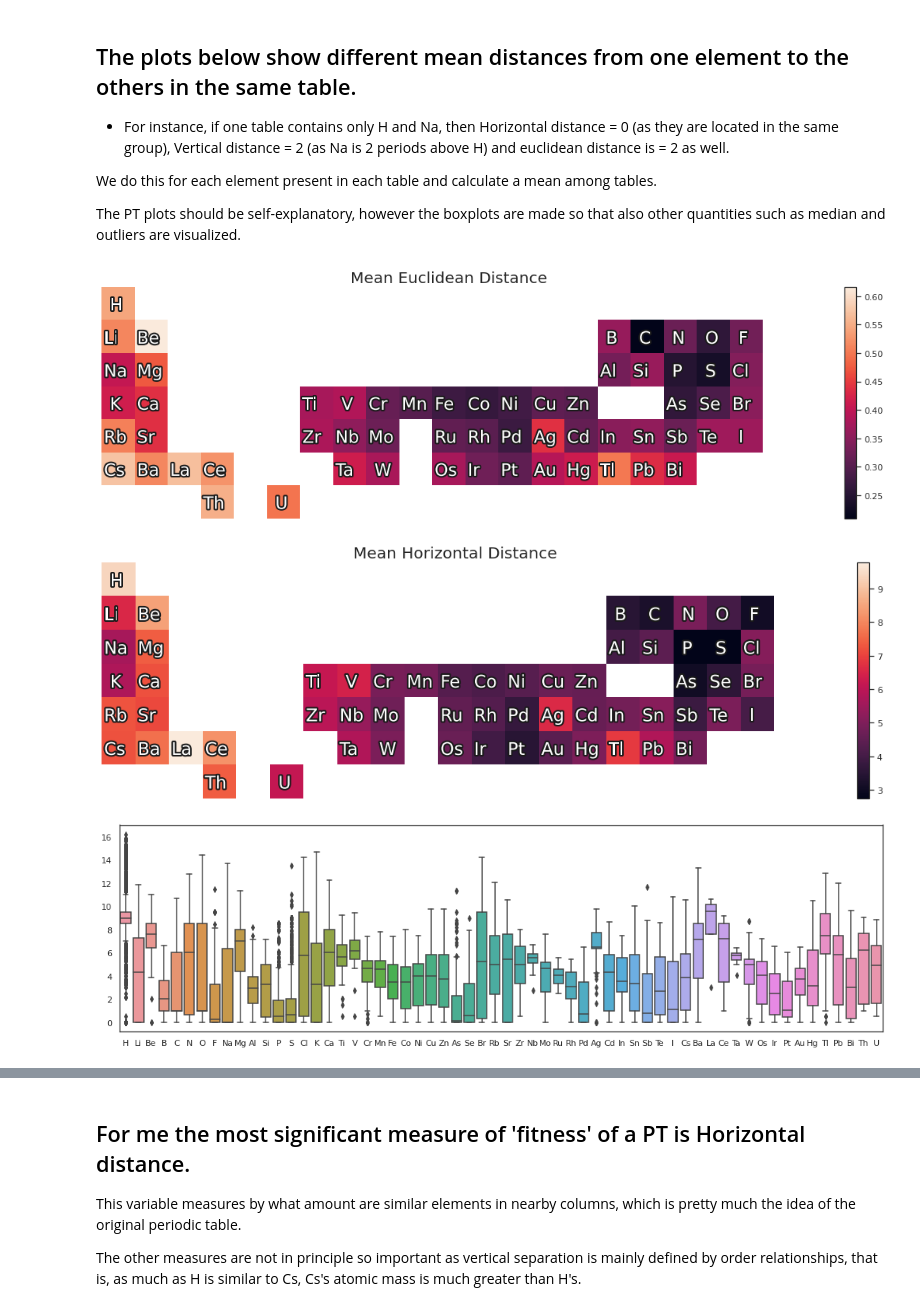
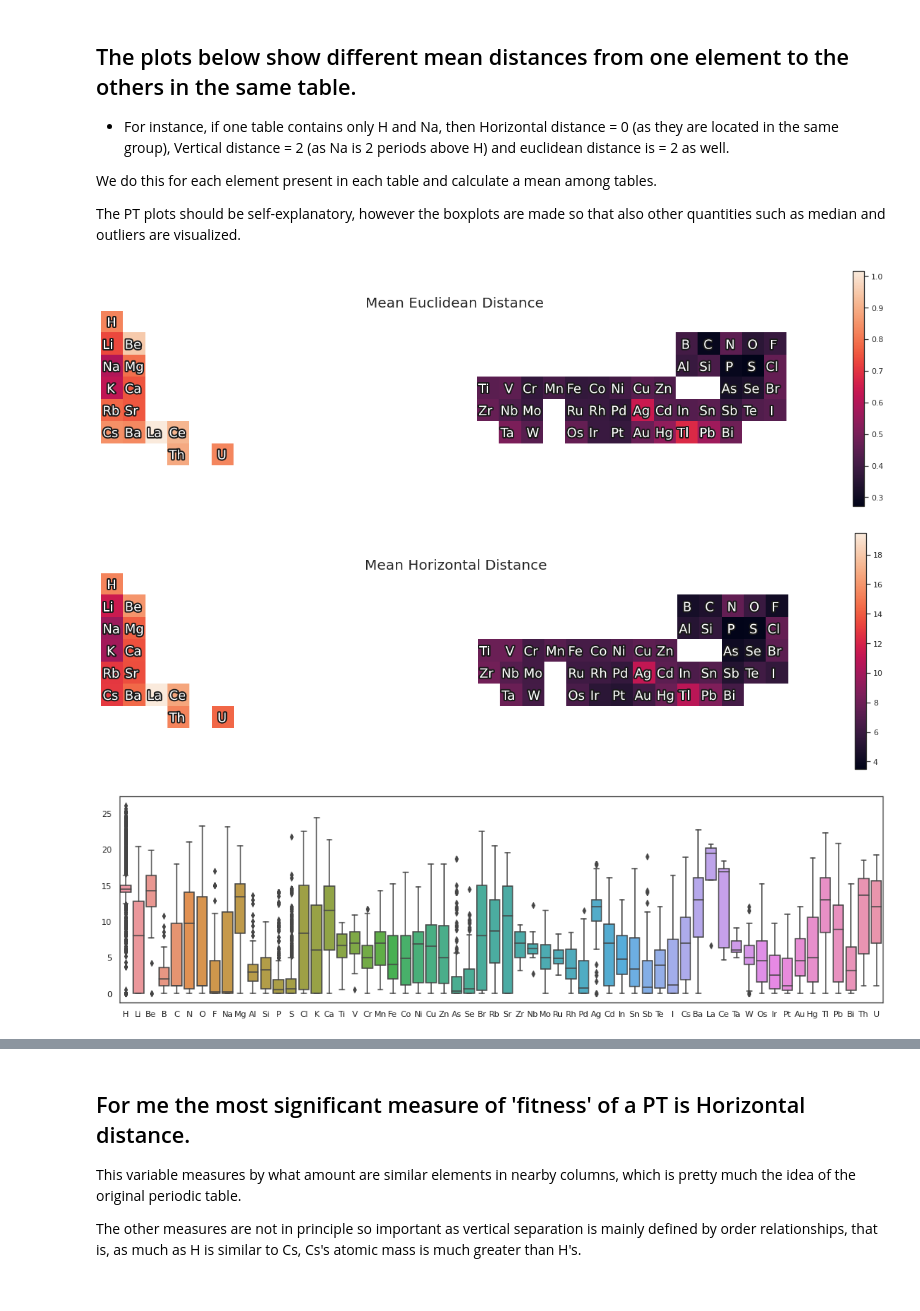
Before and after one commit to doncamilom/1868_SubstancesStudy, a Jupyter notebook: Notebooks/Analysis.ipynb, the cells around one changed output, grey strips where cells are left out. Cells and saved outputs as stored; diff of their text form; code cells hidden in the pictures.

```diff
--- a/Notebooks/Analysis.ipynb
+++ b/Notebooks/Analysis.ipynb
@@ -75,12 +96,12 @@ def getFormula(R,elemList):
 # %%
 # Let's select all compounds discovered before 1850 (that's everything with this toy dataset)
-t = (Year < 1850) & (Year > 0)*1
+t = (Tyr < 1850) & (Tyr > 0)*1
 
 N = 3
 fig = plt.figure(figsize=(15,1.4*N))
 for i in range(4*N):
     ax = fig.add_subplot(N,4,i+1)
-    ax.set_title(getFormula(r[i],elemList),fontsize=15)
+    ax.set_title(getFormula(Rs[i],elemList),fontsize=15)
     ax.imshow(t[i])
     ax.axis('off')
 plt.tight_layout()
@@ -248,12 +281,12 @@ plt.tight_layout()
 Cl3SiX
 [figure]
 # %%
-ra,ta = findRns_withConds(r,t, [('Cl',4)],True,1)
+ra,ta = findRns_withConds(Rs,Tids, 'Cl4',True,1)
 
 N = 1
 fig,ax = plt.subplots(figsize=(15,2))
 ax.set_title(getFormula(ra[0],elemList),fontsize=15)
-ax.imshow(ta[0])
+ax.imshow(ta[0]>0)
 ax.axis('off')
 
 putLabelsInTables(ta[0],ax)
@@ -264,32 +297,3 @@ plt.tight_layout()
 # %% [output]
 Cl4X
 [figure]
-# %%
-c1 = 6  # Remove from columns 6 to 17
-c2 = 17
-
-a1 = t[:,:,:c1]
-a2 = t[:,:,c2:]
-a = np.concatenate([a1,a2],axis=2)
-
-# Redefine PT to account for this change
-rTP = {}
-for i in TP.keys():
-    crds = TP[i]
-    # If column index is changed(after c1 all is changed), then substract diff to account for this
-    if crds[1] >= c2:  rTP[i] = (crds[0],crds[1] - (c2-c1))
-    # If element was removed (bc didn't exist) then don't add it to new PT
-    elif crds[1] >=c1: pass
-    else:              rTP[i] = crds
-
-N = 3
-fig = plt.figure(figsize=(15,1.4*N))
-for i in range(4*N):
-    ax = fig.add_subplot(N,4,i+1)
-    ax.set_title(getFormula(r[i],elemList))
-    ax.imshow(a[i])
-    putLabelsInTables(a[i],ax,fs=8,pt=rTP)
-    ax.axis('off')
-plt.tight_layout()
-
-#plt.savefig('/home/andres/Schreibtisch/GR/work/inf/tables.png',dpi=300,bbox_inches='tight')
@@ -341,7 +343,7 @@ def makeBoxPlot(dt,TP):
     sns.boxplot(data=dt,ax=ax)#,saturation=1,fliersize=4)
     plt.show()
 
-def makeTPPlot(dt,norm,title="Mean Euclidean Distance",save=False,elementLabels=False,fs=22):
+def makeTPPlot(dt,norm,title="Mean Euclidean Distance",save=False,elementLabels=False,fs=22,PT=rTP):
     with np.errstate(invalid='ignore'):
         dt = np.nan_to_num(dt*norm).sum(axis=0)/norm.sum(axis=0)
     fig,ax = plt.subplots(figsize=(18,5))
@@ -349,7 +351,7 @@ def makeTPPlot(dt,norm,title="Mean Euclidean Distance",save=False,elementLabels=
     mapable = ax.imshow(dt)
     fig.colorbar(mapable)
 
-    putLabelsInTables(~np.isnan(dt),ax,fs=fs,pt=rTP,pathEffects=True)
+    putLabelsInTables(~np.isnan(dt),ax,fs=fs,pt=PT,pathEffects=True)
 
     plt.tight_layout()
     ax.axis('off')
@@ -370,18 +370,17 @@ We do this for each element present in each table and calculate a mean among tab
 
 The PT plots should be self-explanatory, however the boxplots are made so that also other quantities such as median and outliers are visualized.
 # %%
-vert,horiz,eucl,norm = meanDist(T)
+vert,horiz,eucl,norm = meanDist(Tids>1)
 
-_ = makeTPPlot(eucl,norm,title="Mean Euclidean Distance")
+_ = makeTPPlot(eucl,norm,title="Mean Euclidean Distance",PT=TP,fs=18)
 #makeBoxPlot(eucl,rTP)
 # %% [output]
-[figure, old version]
+[figure, new version]
 # %%
-makeTPPlot(horiz,norm,title="Mean Horizontal Distance",
-           save='/home/andres/Schreibtisch/GR/work/inf/meanHND.png')
-
-makeBoxPlot(horiz,rTP)
+makeTPPlot(horiz,norm,title="Mean Horizontal Distance",PT=TP,fs=18)
+#           save='/home/andres/Schreibtisch/GR/work/inf/meanHND.png')
+makeBoxPlot(horiz,TP)
 # %% [output]
-[figure, old version]
+[figure, new version]
-[figure, old version]
+[figure, new version]
 # %%
```
Also changed, not shown: parts of 35 cells of this notebook, 22 other files.
